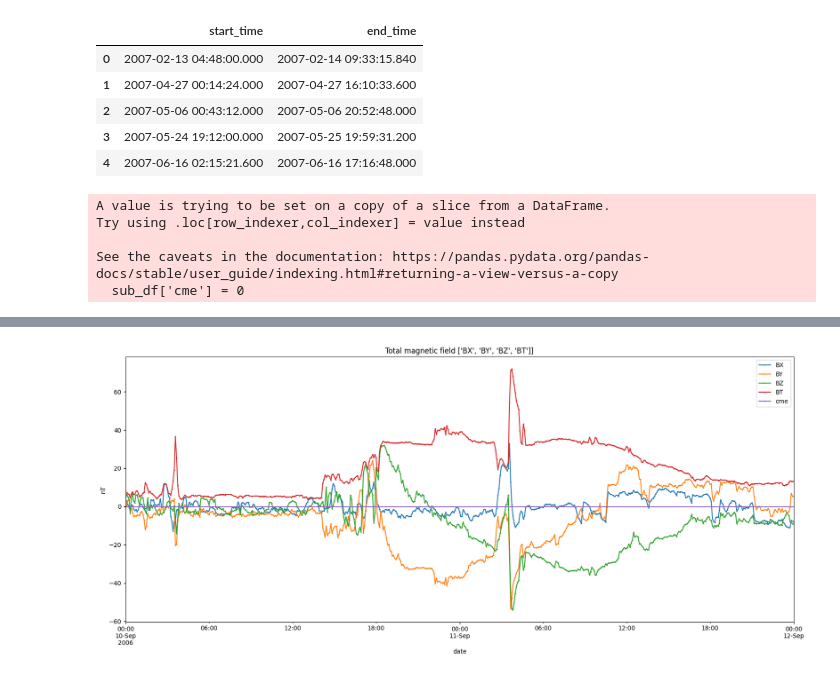
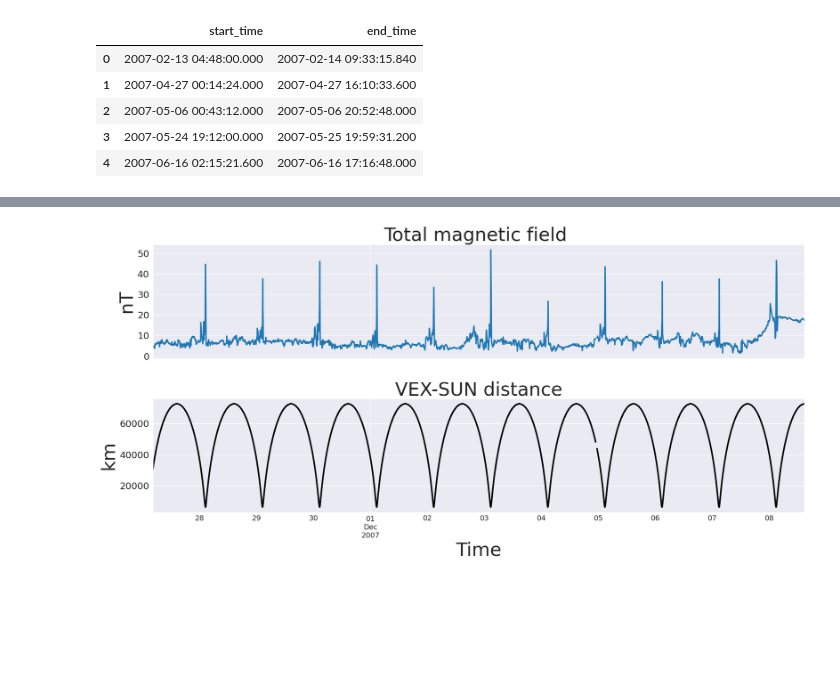
Before and after one commit to CS-433/ml-project-2-ml4esa, a Jupyter notebook: VEX_Magneto_Fetching.ipynb, the cells around one changed output, grey strips where cells are left out. Cells and saved outputs as stored; diff of their text form; code cells hidden in the pictures; blank space fills up the shorter version.

```diff
--- a/VEX_Magneto_Fetching.ipynb
+++ b/VEX_Magneto_Fetching.ipynb
@@ -78,26 +107,51 @@ vex_boundary_df.head()
 from datetime import datetime, timedelta
 
 # Set the year and day numbers
-year = 2006
-start_day = 253
-end_day = 255
+# year = 2006
+# start_day = 253
+# end_day = 255
+#
+# # Calculate the dates
+# start_date = datetime(year, 1, 1) + timedelta(days=start_day - 1)
+# end_date = datetime(year, 1, 1) + timedelta(days=end_day - 1)
 
-# Calculate the dates
-start_date = datetime(year, 1, 1) + timedelta(days=start_day - 1)
-end_date = datetime(year, 1, 1) + timedelta(days=end_day - 1)
+plt.rcParams.update({
+    'font.size': 36,
+    'axes.labelsize': 36,
+    'axes.titlesize': 36,
+    'xtick.labelsize': 14,
+    'ytick.labelsize': 18,
+    'legend.fontsize': 30,
+    'figure.titlesize': 24,
+    'lines.linewidth': 3,
+})
 
+def plot_cme(index: int, index2: int = None):
+    start_date = vex_boundary_df.iloc[index]['start_time'] + timedelta(hours=240)
+    index2 = index if index2 is None else index2
+    end_date = vex_boundary_df.iloc[index2]['end_time'] - timedelta(hours=24)
 
-sub_df = df.loc[start_date:end_date]
-mag_cols = ['BX', 'BY', 'BZ', 'BT']
+    sub_df = df.loc[start_date:end_date].copy()
+    mag_cols = ['BX', 'BY', 'BZ']
 
-sub_df['cme'] = 0
-value = sub_df[mag_cols].max()
-for index, row in vex_boundary_df.iterrows():
-    sub_df.loc[row['start_time']:row['end_time'], 'cme'] = value
-sub_df.head()
+    sub_df.loc[:, 'cme'] = 0
+    value = int(max(sub_df[mag_cols].max()) + 0.5)
+    for index, row in vex_boundary_df.iterrows():
+        sub_df.loc[row['start_time']:row['end_time'], 'cme'] = value
+
+    # Plot the magnetic field with the CME events
+    fig, ax = plt.subplots(2, figsize=(20, 10), sharex=True)
+    sub_df['BT'].plot(ax=ax[0], linewidth=2.5, label="BT", ylabel='nT', title='Total magnetic field ')
+    # sub_df['cme'].plot(ax=ax, color='black', linewidth=5)
+
+    # Min max scale the rsc data between 0 and 1
+    # sub_df['RSC'] = (sub_df['RSC'] - sub_df['RSC'].min()) / (sub_df['RSC'].max() - sub_df['RSC'].min())
+    # sub_df['RSC'] = sub_df['RSC'] * (value + 20)
+    sub_df['RSC'].plot(marker='o', markersize=1, title= "VEX-SUN distance", ylabel="km", ax=ax[1], color='black')
+    # plt.legend(["X", "Y", "Z", "CME"])
+    plt.xlabel("Time")
+    plt.tight_layout()
+    plt.show()
+
+plot_cme(7, 8)
 # %% [output]
-A value is trying to be set on a copy of a slice from a DataFrame.
-Try using .loc[row_indexer,col_indexer] = value instead
-
-See the caveats in the documentation: https://pandas.pydata.org/pandas-docs/stable/user_guide/indexing.html#returning-a-view-versus-a-copy
-  sub_df['cme'] = 0
@@ -111,6 +158 @@ See the caveats in the documentation: https://pandas.pydata.org/pandas-docs/stab
+[figure, added]
-# %%
-# Plot the magnetic field with the CME events
-sub_df[mag_cols + ['cme']].plot(figsize=(20, 8), marker='o', markersize=1, title=f"Total magnetic field {mag_cols}]", ylabel="nT")
-plt.show()
-# %% [output]
-[figure, removed]
```
Also changed, not shown: parts of 7 cells of this notebook, 4 other files.
